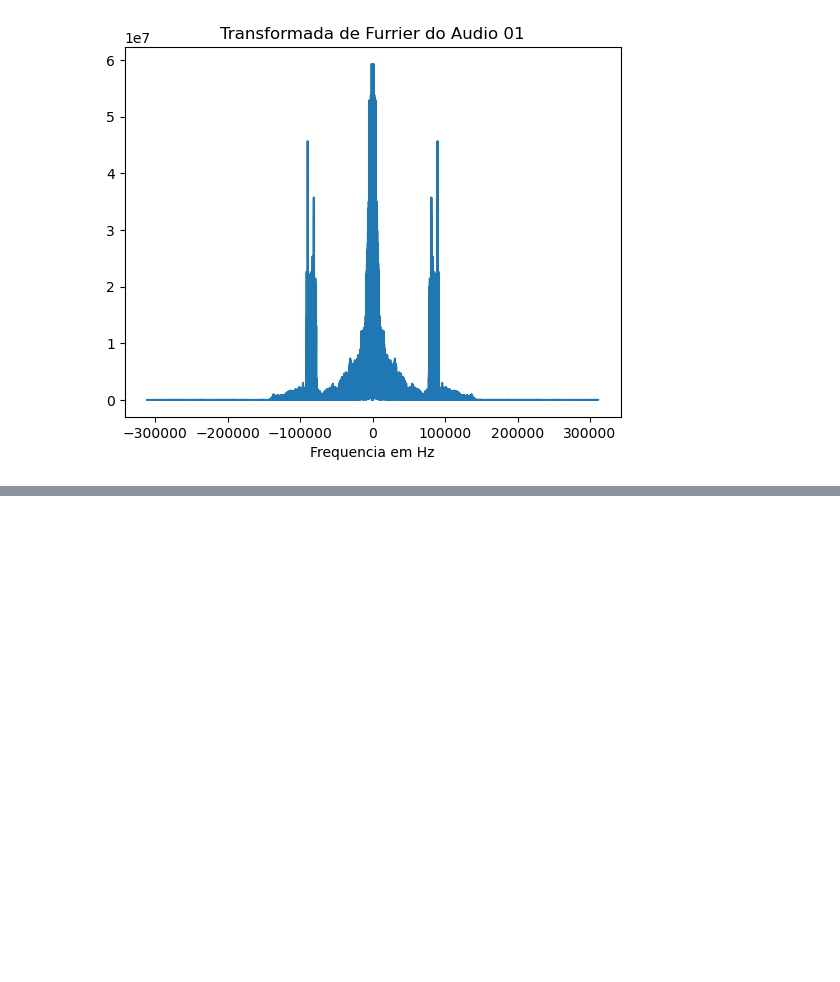
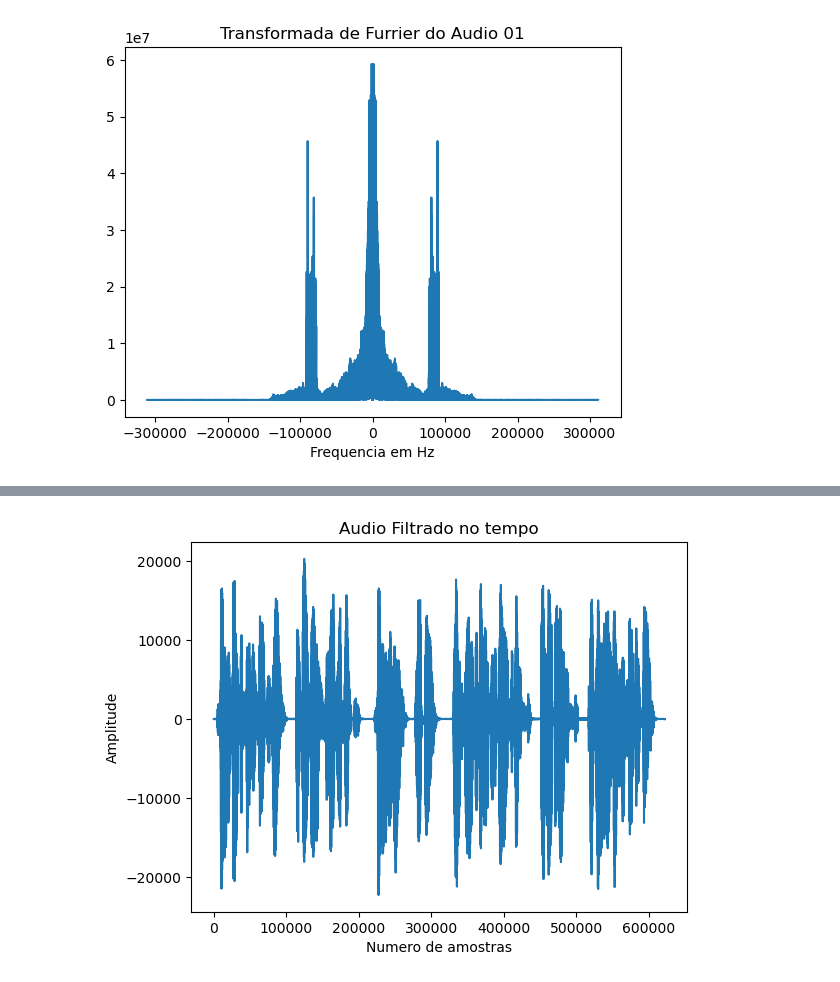
Before and after one commit to ruanpereira/sinais_tc02, a Jupyter notebook: Audio01.ipynb, the cells around one changed output, grey strips where cells are left out. Drawn from its saved outputs; the diff is of its cells as text; code cells hidden in the pictures; blank space fills up the shorter version.

```diff
--- a/Audio01.ipynb
+++ b/Audio01.ipynb
@@ -86,0 +85,8 @@ print(Recovered_Audio)
+# %%
+plt.plot(recovered_audio_tempo)
+plt.title('Audio Filtrado no tempo')
+plt.ylabel('Amplitude')
+plt.xlabel('Numero de amostras')
+plt.show()
+# %% [output]
+[figure, added]
```
Also changed, not shown: parts of 5 cells of this notebook, 1 other file.
